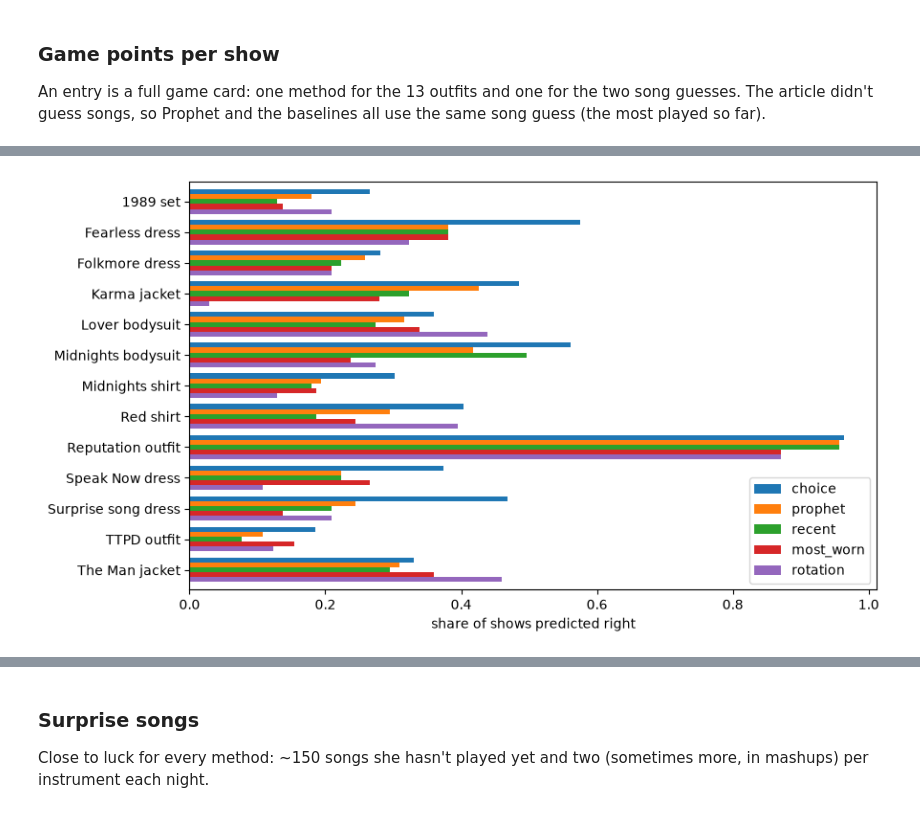
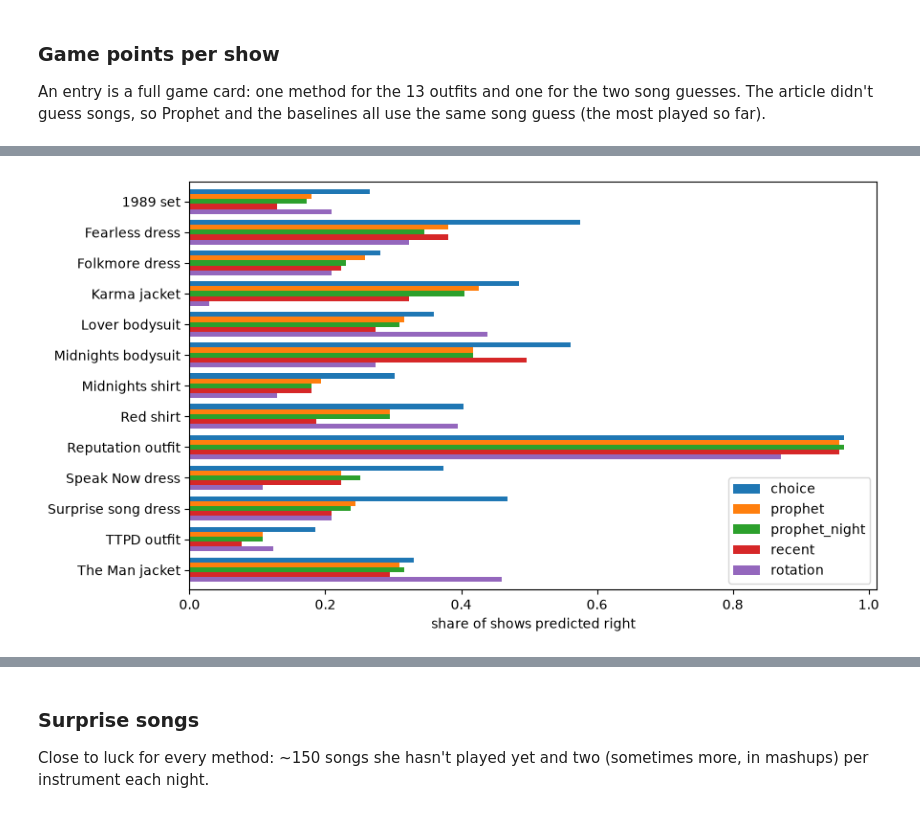
Before and after one commit to mazprimrez/project-playground, a Jupyter notebook: eras/notebooks/eras_backtest.ipynb, the cells around one changed output, grey strips where cells are left out. Cells and saved outputs as stored; diff of their text form; code cells hidden in the pictures.

```diff
--- a/eras/notebooks/eras_backtest.ipynb
+++ b/eras/notebooks/eras_backtest.ipynb
@@ -162,11 +163,11 @@ accuracy.round(2)
 # %%
 fig, ax = plt.subplots(figsize=(9, 5))
-cols = [m for m in ["choice", "prophet", "recent", "most_worn", "rotation"] if m in accuracy]
+cols = [m for m in ["choice", "prophet", "prophet_night", "recent", "rotation"] if m in accuracy]
 accuracy.drop(index=[c for c in accuracy.index if c.startswith("Surprise song (")])[cols].plot.barh(ax=ax, width=0.8)
 ax.set_xlabel("share of shows predicted right"); ax.set_ylabel(""); ax.invert_yaxis()
 ax.legend(loc="lower right"); plt.tight_layout()
 # %% [output]
-[figure, old version]
+[figure, new version]
 # %%
 # points per show over the tour (rolling mean of 10 shows)
 per_show = pd.DataFrame({e.name: B.game_points(results, e.outfit_method, e.song_method)
```
Also changed, not shown: parts of 5 cells of this notebook, 6 other files.
